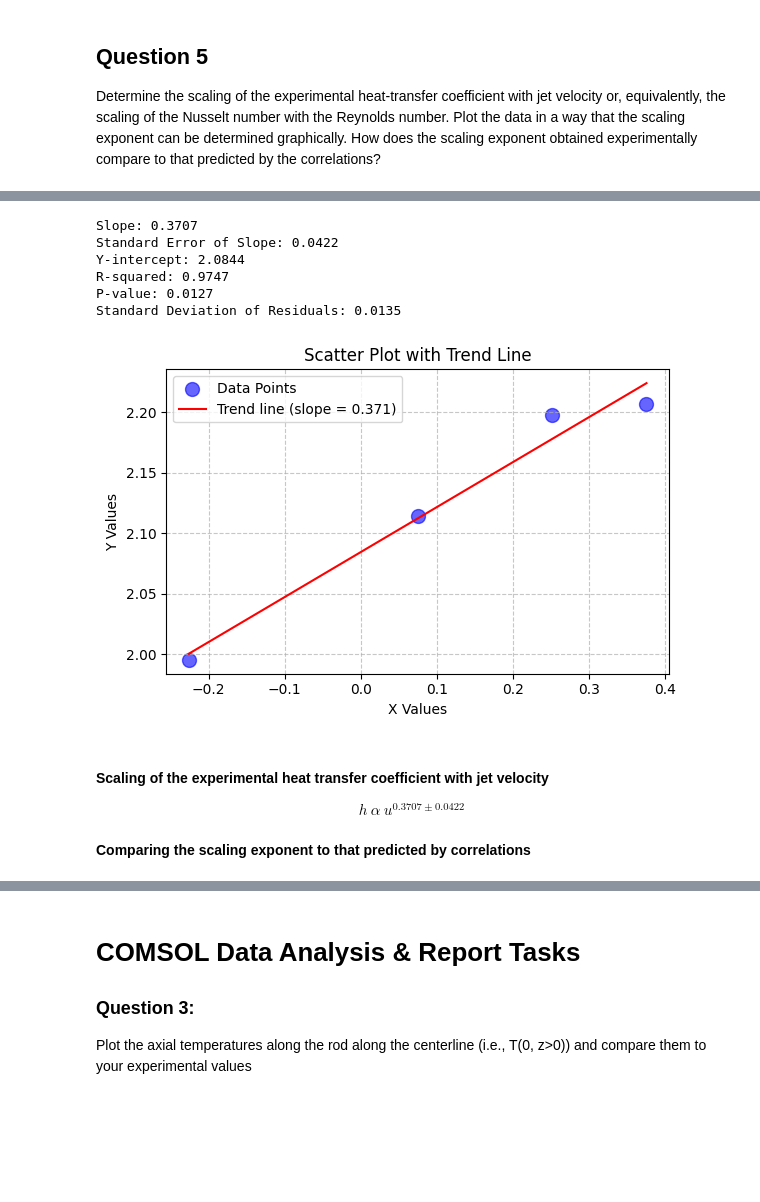
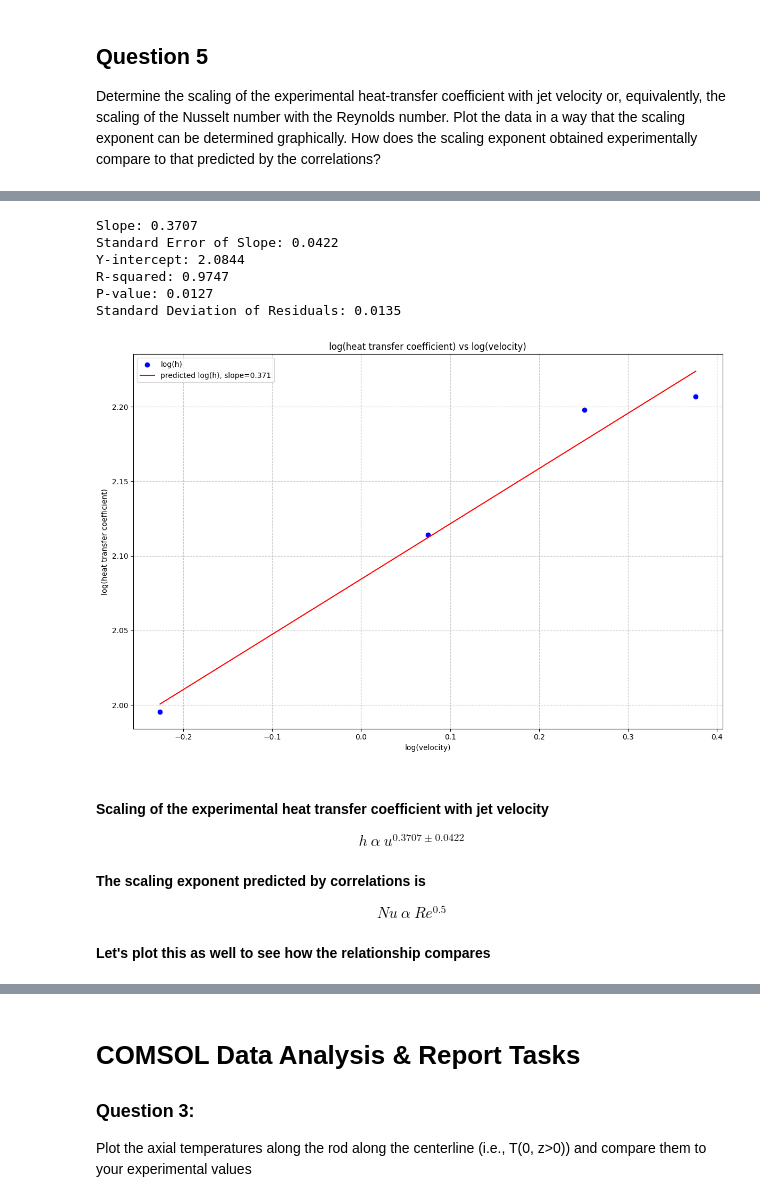
Before and after one commit to rahilisashaik/cbe154, a Jupyter notebook: heat-transfer-2/HT_data_analysis.ipynb, the cells around one changed output, grey strips where cells are left out. Drawn from its saved outputs; the diff is of its cells as text; code cells hidden in the pictures; blank space fills up the shorter version.

Commit message:
adding Nu vs Reynolds relationship

```diff
--- a/heat-transfer-2/HT_data_analysis.ipynb
+++ b/heat-transfer-2/HT_data_analysis.ipynb
@@ -163,11 +181,12 @@ rod_length = 0.081 #meters, m
 T_e = 25 #°C
 A_cross
 surface_area = np.pi * rod_diameter * rod_length
+num_flows = len(predictions)
 
-axial_heat_flux = np.zeros(len(predictions))
-Q_axial = np.zeros(len(predictions))
+axial_heat_flux = np.zeros(num_flows)
+Q_axial = np.zeros(num_flows)
 
-for i in range(len(predictions)):
+for i in range(num_flows):
     axial_heat_flux[i] = -k_brass * dT_dz[i]
     Q_axial[i] = axial_heat_flux[i] * A_cross
 
@@ -299,51 +370,45 @@ exponent obtained experimentally compare to that predicted by the correlations?
 # %%
-
 calc_vals_df['log(h)'] = np.log10(calc_vals_df['h (W/m²K)'])
 calc_vals_df['log(u)'] = np.log10(calc_vals_df['Air Velocity (m/s)'])
 calc_vals_df
 
 slope, intercept, r_value, p_value, std_err = stats.linregress(calc_vals_df['log(u)'], calc_vals_df['log(h)'])
 line = slope * calc_vals_df['log(u)'] + intercept
 
-# Create the plot
-plt.figure(figsize=(6, 4))
+plt.figure(figsize=(12, 8))
+plt.scatter(calc_vals_df['log(u)'], calc_vals_df['log(h)'], color='blue', label='log(h)')
+plt.plot(calc_vals_df['log(u)'], line, color='red', label=f'predicted log(h), slope={slope:.3f}')
 
-# Scatter plot
-plt.scatter(calc_vals_df['log(u)'], calc_vals_df['log(h)'], color='blue', alpha=0.6, s=100, label='Data Points')
-
-# Trend line
-plt.plot(calc_vals_df['log(u)'], line, color='red', label=f'Trend line (slope = {slope:.3f})')
-
-# Customize the plot
-plt.title('Scatter Plot with Trend Line')
-plt.xlabel('X Values')
-plt.ylabel('Y Values')
+plt.title('log(heat transfer coefficient) vs log(velocity)')
+plt.xlabel('log(velocity)')
+plt.ylabel('log(heat transfer coefficient)')
 plt.grid(True, linestyle='--', alpha=0.7)
 plt.legend()
 
-# Print statistical information
 print(f"Slope: {slope:.4f}")
 print(f"Standard Error of Slope: {std_err:.4f}")
 print(f"Y-intercept: {intercept:.4f}")
 print(f"R-squared: {r_value**2:.4f}")
 print(f"P-value: {p_value:.4f}")
 
-# Calculate standard deviation of residuals
 residuals = calc_vals_df['log(h)'] - line
 std_dev = np.std(residuals)
 print(f"Standard Deviation of Residuals: {std_dev:.4f}")
 
 plt.tight_layout()
 plt.show()
 # %% [output]
 Slope: 0.3707
 Standard Error of Slope: 0.0422
 Y-intercept: 2.0844
 R-squared: 0.9747
 P-value: 0.0127
 Standard Deviation of Residuals: 0.0135
-[figure, old version]
+[figure, new version]
 # %% [markdown]
 #### Scaling of the experimental heat transfer coefficient with jet velocity
 $$h \ \alpha \ u^{0.3707±0.0422}$$
-#### Comparing the scaling exponent to that predicted by correlations
+#### The scaling exponent predicted by correlations is
+$$ Nu \ \alpha \ Re ^ {0.5} $$
+
+#### Let's plot this as well to see how the relationship compares
```
Also changed, not shown: parts of 8 cells of this notebook.
